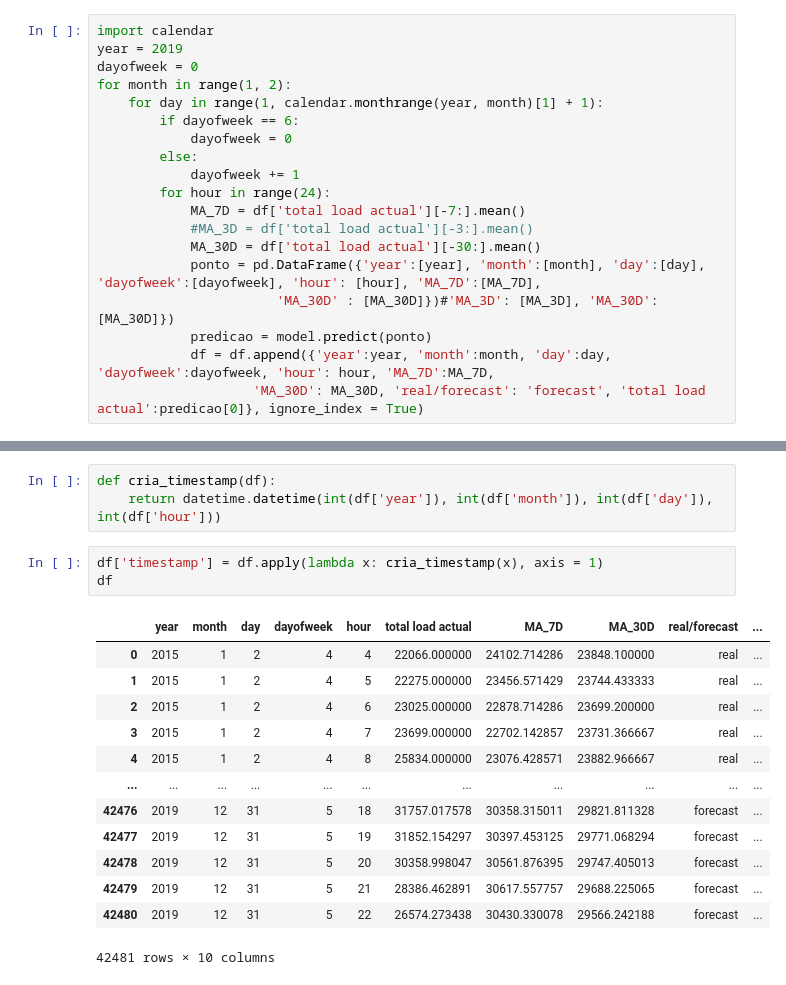
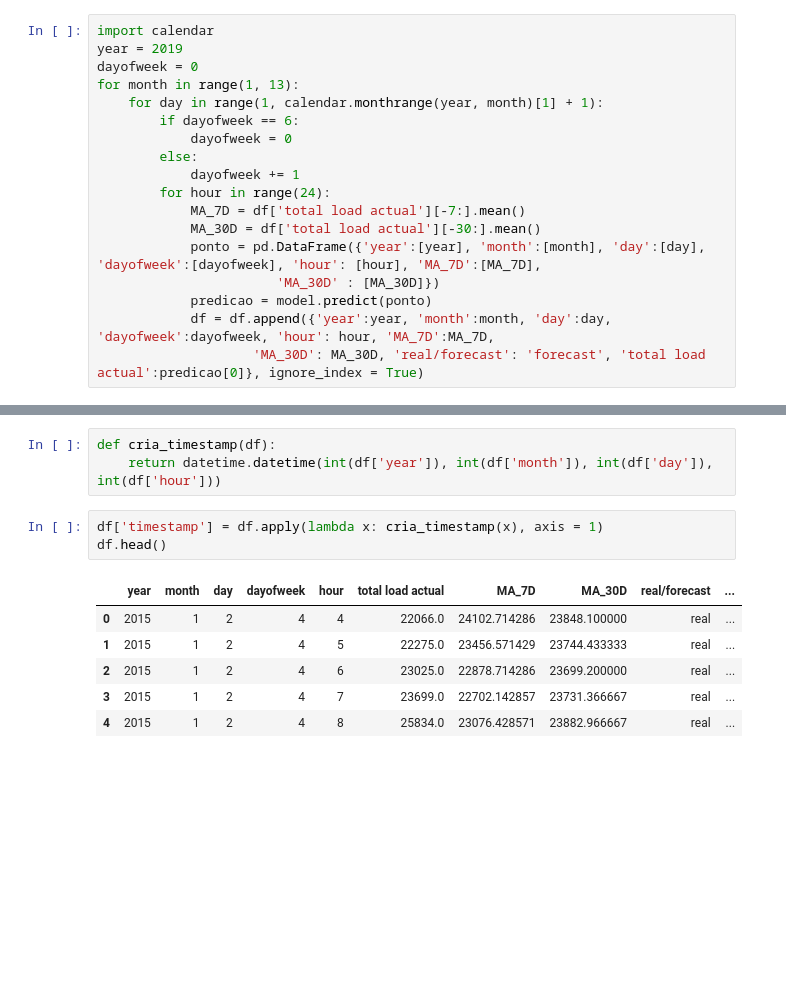
Before and after one commit to NathanBitu/Energy-Consumption-Forecasting, a Jupyter notebook: energy_forecasting.ipynb, the cells around one changed output, grey strips where cells are left out. Saved outputs shown, nothing was run; the diff lists cells and outputs as text; blank space fills up the shorter version.

```diff
--- a/energy_forecasting.ipynb
+++ b/energy_forecasting.ipynb
@@ -281,7 +261,7 @@ df
 import calendar
 year = 2019
 dayofweek = 0
-for month in range(1, 2):
+for month in range(1, 13):
     for day in range(1, calendar.monthrange(year, month)[1] + 1):
         if dayofweek == 6:
             dayofweek = 0
@@ -289,10 +269,9 @@ for month in range(1, 2):
             dayofweek += 1
         for hour in range(24):
             MA_7D = df['total load actual'][-7:].mean()
-            #MA_3D = df['total load actual'][-3:].mean()
             MA_30D = df['total load actual'][-30:].mean()
             ponto = pd.DataFrame({'year':[year], 'month':[month], 'day':[day], 'dayofweek':[dayofweek], 'hour': [hour], 'MA_7D':[MA_7D],
-                       'MA_30D' : [MA_30D]})#'MA_3D': [MA_3D], 'MA_30D': [MA_30D]})
+                       'MA_30D' : [MA_30D]})
             predicao = model.predict(ponto)
             df = df.append({'year':year, 'month':month, 'day':day, 'dayofweek':dayofweek, 'hour': hour, 'MA_7D':MA_7D,
                     'MA_30D': MA_30D, 'real/forecast': 'forecast', 'total load actual':predicao[0]}, ignore_index = True)
@@ -321,21 +300,14 @@ def cria_timestamp(df):
     return datetime.datetime(int(df['year']), int(df['month']), int(df['day']), int(df['hour']))
 # %%
 df['timestamp'] = df.apply(lambda x: cria_timestamp(x), axis = 1)
-df
+df.head()
 # %% [output]
 |  | year | month | day | dayofweek | hour | total load actual | MA_7D | MA_30D | real/forecast | ... |
-| 0 | 2015 | 1 | 2 | 4 | 4 | 22066.000000 | 24102.714286 | 23848.100000 | real | ... |
-| 1 | 2015 | 1 | 2 | 4 | 5 | 22275.000000 | 23456.571429 | 23744.433333 | real | ... |
-| 2 | 2015 | 1 | 2 | 4 | 6 | 23025.000000 | 22878.714286 | 23699.200000 | real | ... |
-| 3 | 2015 | 1 | 2 | 4 | 7 | 23699.000000 | 22702.142857 | 23731.366667 | real | ... |
-| 4 | 2015 | 1 | 2 | 4 | 8 | 25834.000000 | 23076.428571 | 23882.966667 | real | ... |
-| ... | ... | ... | ... | ... | ... | ... | ... | ... | ... | ... |
-| 42476 | 2019 | 12 | 31 | 5 | 18 | 31757.017578 | 30358.315011 | 29821.811328 | forecast | ... |
-| 42477 | 2019 | 12 | 31 | 5 | 19 | 31852.154297 | 30397.453125 | 29771.068294 | forecast | ... |
-| 42478 | 2019 | 12 | 31 | 5 | 20 | 30358.998047 | 30561.876395 | 29747.405013 | forecast | ... |
-| 42479 | 2019 | 12 | 31 | 5 | 21 | 28386.462891 | 30617.557757 | 29688.225065 | forecast | ... |
-| 42480 | 2019 | 12 | 31 | 5 | 22 | 26574.273438 | 30430.330078 | 29566.242188 | forecast | ... |
+| 0 | 2015 | 1 | 2 | 4 | 4 | 22066.0 | 24102.714286 | 23848.100000 | real | ... |
+| 1 | 2015 | 1 | 2 | 4 | 5 | 22275.0 | 23456.571429 | 23744.433333 | real | ... |
+| 2 | 2015 | 1 | 2 | 4 | 6 | 23025.0 | 22878.714286 | 23699.200000 | real | ... |
+| 3 | 2015 | 1 | 2 | 4 | 7 | 23699.0 | 22702.142857 | 23731.366667 | real | ... |
+| 4 | 2015 | 1 | 2 | 4 | 8 | 25834.0 | 23076.428571 | 23882.966667 | real | ... |
-42481 rows × 10 columns
 # %%
 test_data = x_test.merge(y_test, left_index = True, right_index = True)
 test_data['timestamp'] = test_data.apply(lambda x: cria_timestamp(x), axis = 1)
```
Also changed, not shown: parts of 16 cells of this notebook.
